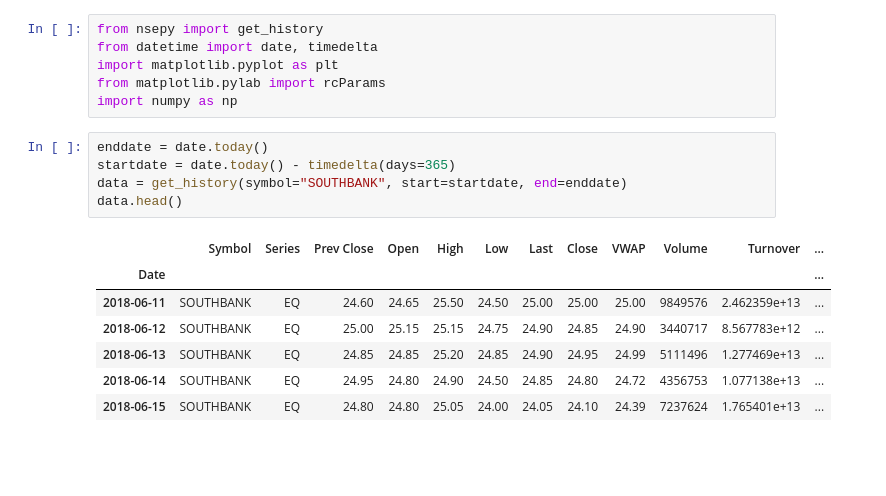
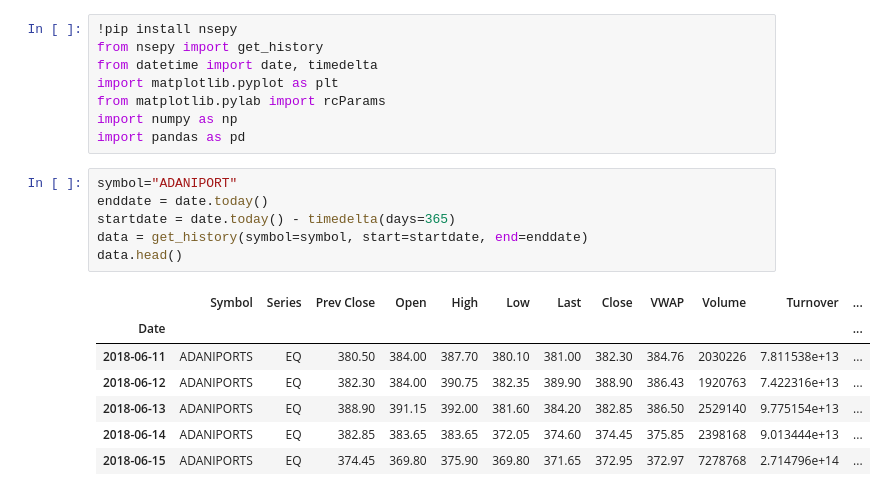
Before and after one commit to tonygk4u/Tradingbeginner, a Jupyter notebook: showcharts.ipynb, the cells around one changed output. Drawn from its saved outputs; the diff is of its cells as text; blank space fills up the shorter version.

```diff
--- a/showcharts.ipynb
+++ b/showcharts.ipynb
@@ -1,22 +1,25 @@
 # %% [markdown]
 <a href="https://colab.research.google.com/github/tonygk4u/Tradingbeginner/blob/master/showcharts.ipynb" target="_parent"><img src="https://colab.research.google.com/assets/colab-badge.svg" alt="Open In Colab"/></a>
 # %%
+!pip install nsepy
 from nsepy import get_history
 from datetime import date, timedelta
 import matplotlib.pyplot as plt
 from matplotlib.pylab import rcParams
 import numpy as np
+import pandas as pd
 # %%
+symbol="ADANIPORT"
 enddate = date.today()
 startdate = date.today() - timedelta(days=365)
-data = get_history(symbol="SOUTHBANK", start=startdate, end=enddate)
+data = get_history(symbol=symbol, start=startdate, end=enddate)
 data.head()
 # %% [output]
 |  | Symbol | Series | Prev Close | Open | High | Low | Last | Close | VWAP | Volume | Turnover | ... |
 | Date |  |  |  |  |  |  |  |  |  |  |  | ... |
-| 2018-06-11 | SOUTHBANK | EQ | 24.60 | 24.65 | 25.50 | 24.50 | 25.00 | 25.00 | 25.00 | 9849576 | 2.462359e+13 | ... |
-| 2018-06-12 | SOUTHBANK | EQ | 25.00 | 25.15 | 25.15 | 24.75 | 24.90 | 24.85 | 24.90 | 3440717 | 8.567783e+12 | ... |
-| 2018-06-13 | SOUTHBANK | EQ | 24.85 | 24.85 | 25.20 | 24.85 | 24.90 | 24.95 | 24.99 | 5111496 | 1.277469e+13 | ... |
-| 2018-06-14 | SOUTHBANK | EQ | 24.95 | 24.80 | 24.90 | 24.50 | 24.85 | 24.80 | 24.72 | 4356753 | 1.077138e+13 | ... |
-| 2018-06-15 | SOUTHBANK | EQ | 24.80 | 24.80 | 25.05 | 24.00 | 24.05 | 24.10 | 24.39 | 7237624 | 1.765401e+13 | ... |
+| 2018-06-11 | ADANIPORTS | EQ | 380.50 | 384.00 | 387.70 | 380.10 | 381.00 | 382.30 | 384.76 | 2030226 | 7.811538e+13 | ... |
+| 2018-06-12 | ADANIPORTS | EQ | 382.30 | 384.00 | 390.75 | 382.35 | 389.90 | 388.90 | 386.43 | 1920763 | 7.422316e+13 | ... |
+| 2018-06-13 | ADANIPORTS | EQ | 388.90 | 391.15 | 392.00 | 381.60 | 384.20 | 382.85 | 386.50 | 2529140 | 9.775154e+13 | ... |
+| 2018-06-14 | ADANIPORTS | EQ | 382.85 | 383.65 | 383.65 | 372.05 | 374.60 | 374.45 | 375.85 | 2398168 | 9.013444e+13 | ... |
+| 2018-06-15 | ADANIPORTS | EQ | 374.45 | 369.80 | 375.90 | 369.80 | 371.65 | 372.95 | 372.97 | 7278768 | 2.714796e+14 | ... |
 # %%
```
Also changed, not shown: parts of 2 cells of this notebook.
